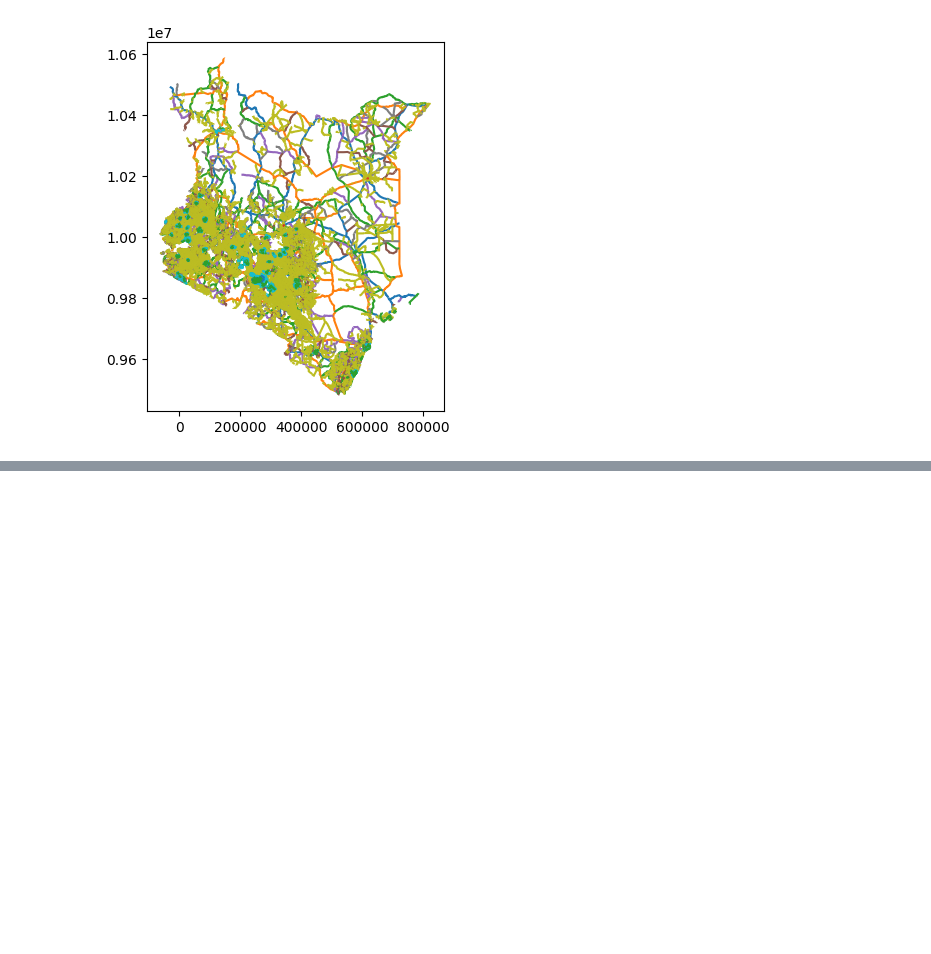
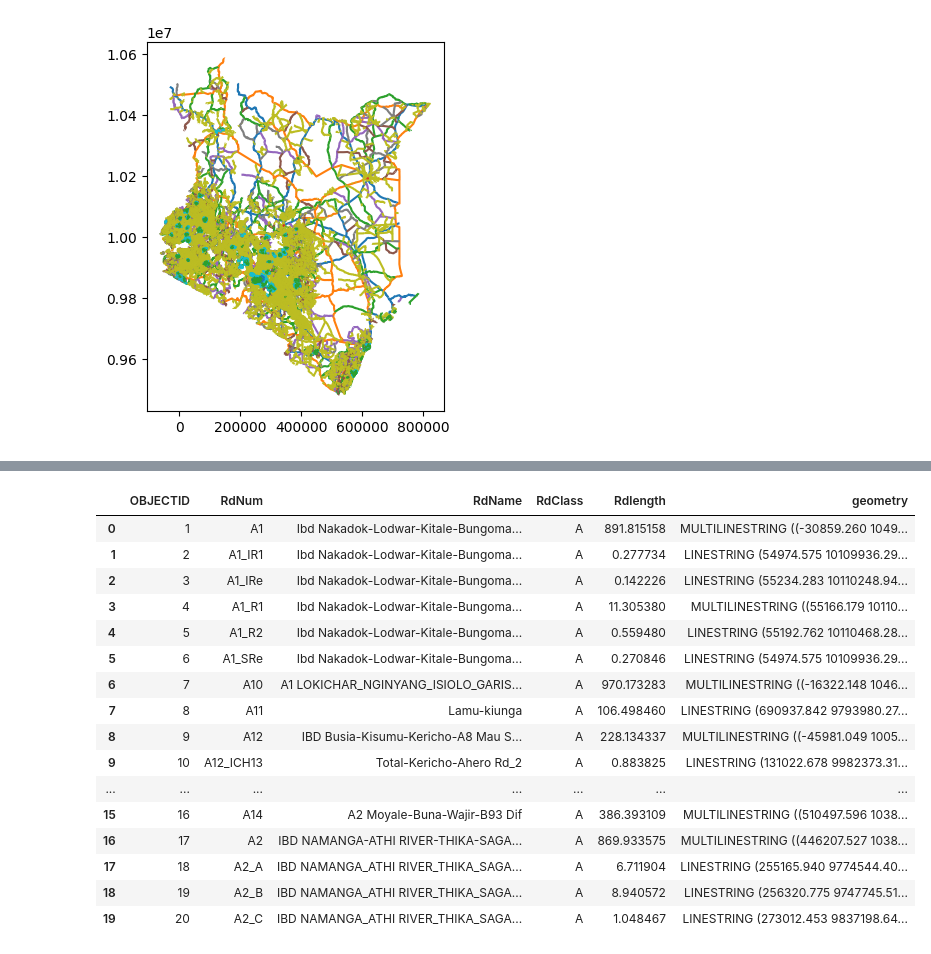
Before and after one commit to DataIntegrated/bus-stop, a Jupyter notebook: Project.ipynb, the cells around one changed output, grey strips where cells are left out. Cells and saved outputs as stored; diff of their text form; code cells hidden in the pictures; blank space fills up the shorter version.

Commit message:
refactor bus stop

```diff
--- a/Project.ipynb
+++ b/Project.ipynb
@@ -64,0 +75,23 @@ dta2=dta.plot(column='RdClass')
+# %%
+import pandas as pd
+from geopy.geocoders import Nominatim
+df=gpd.read_file("C:/Users/User 1/Desktop/Bus stops/Kenya Road Network_/Shapefile/Kenya_Road_Network.shp")
+df[0:20]
+# %% [output]
+|  | OBJECTID | RdNum | RdName | RdClass | Rdlength | geometry |
+| 0 | 1 | A1 | Ibd Nakadok-Lodwar-Kitale-Bungoma... | A | 891.815158 | MULTILINESTRING ((-30859.260 1049... |
+| 1 | 2 | A1_IR1 | Ibd Nakadok-Lodwar-Kitale-Bungoma... | A | 0.277734 | LINESTRING (54974.575 10109936.29... |
+| 2 | 3 | A1_IRe | Ibd Nakadok-Lodwar-Kitale-Bungoma... | A | 0.142226 | LINESTRING (55234.283 10110248.94... |
+| 3 | 4 | A1_R1 | Ibd Nakadok-Lodwar-Kitale-Bungoma... | A | 11.305380 | MULTILINESTRING ((55166.179 10110... |
+| 4 | 5 | A1_R2 | Ibd Nakadok-Lodwar-Kitale-Bungoma... | A | 0.559480 | LINESTRING (55192.762 10110468.28... |
+| 5 | 6 | A1_SRe | Ibd Nakadok-Lodwar-Kitale-Bungoma... | A | 0.270846 | LINESTRING (54974.575 10109936.29... |
+| 6 | 7 | A10 | A1 LOKICHAR_NGINYANG_ISIOLO_GARIS... | A | 970.173283 | MULTILINESTRING ((-16322.148 1046... |
+| 7 | 8 | A11 | Lamu-kiunga | A | 106.498460 | LINESTRING (690937.842 9793980.27... |
+| 8 | 9 | A12 | IBD Busia-Kisumu-Kericho-A8 Mau S... | A | 228.134337 | MULTILINESTRING ((-45981.049 1005... |
+| 9 | 10 | A12_ICH13 | Total-Kericho-Ahero Rd_2 | A | 0.883825 | LINESTRING (131022.678 9982373.31... |
+| ... | ... | ... | ... | ... | ... | ... |
+| 15 | 16 | A14 | A2 Moyale-Buna-Wajir-B93 Dif | A | 386.393109 | MULTILINESTRING ((510497.596 1038... |
+| 16 | 17 | A2 | IBD NAMANGA-ATHI RIVER-THIKA-SAGA... | A | 869.933575 | MULTILINESTRING ((446207.527 1038... |
+| 17 | 18 | A2_A | IBD NAMANGA_ATHI RIVER_THIKA_SAGA... | A | 6.711904 | LINESTRING (255165.940 9774544.40... |
+| 18 | 19 | A2_B | IBD NAMANGA_ATHI RIVER_THIKA_SAGA... | A | 8.940572 | LINESTRING (256320.775 9747745.51... |
+| 19 | 20 | A2_C | IBD NAMANGA_ATHI RIVER_THIKA_SAGA... | A | 1.048467 | LINESTRING (273012.453 9837198.64... |
```
Also changed, not shown: parts of 18 cells of this notebook, 1 other file.
